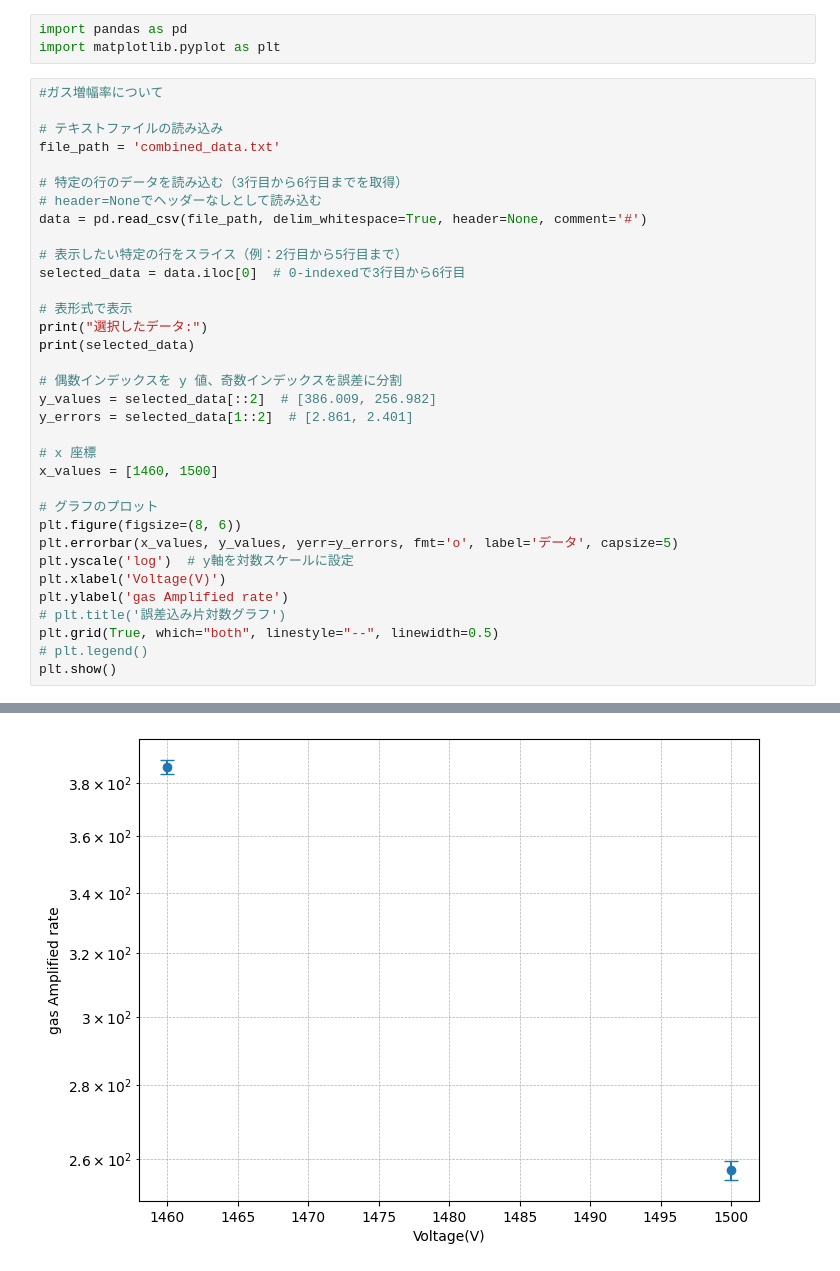
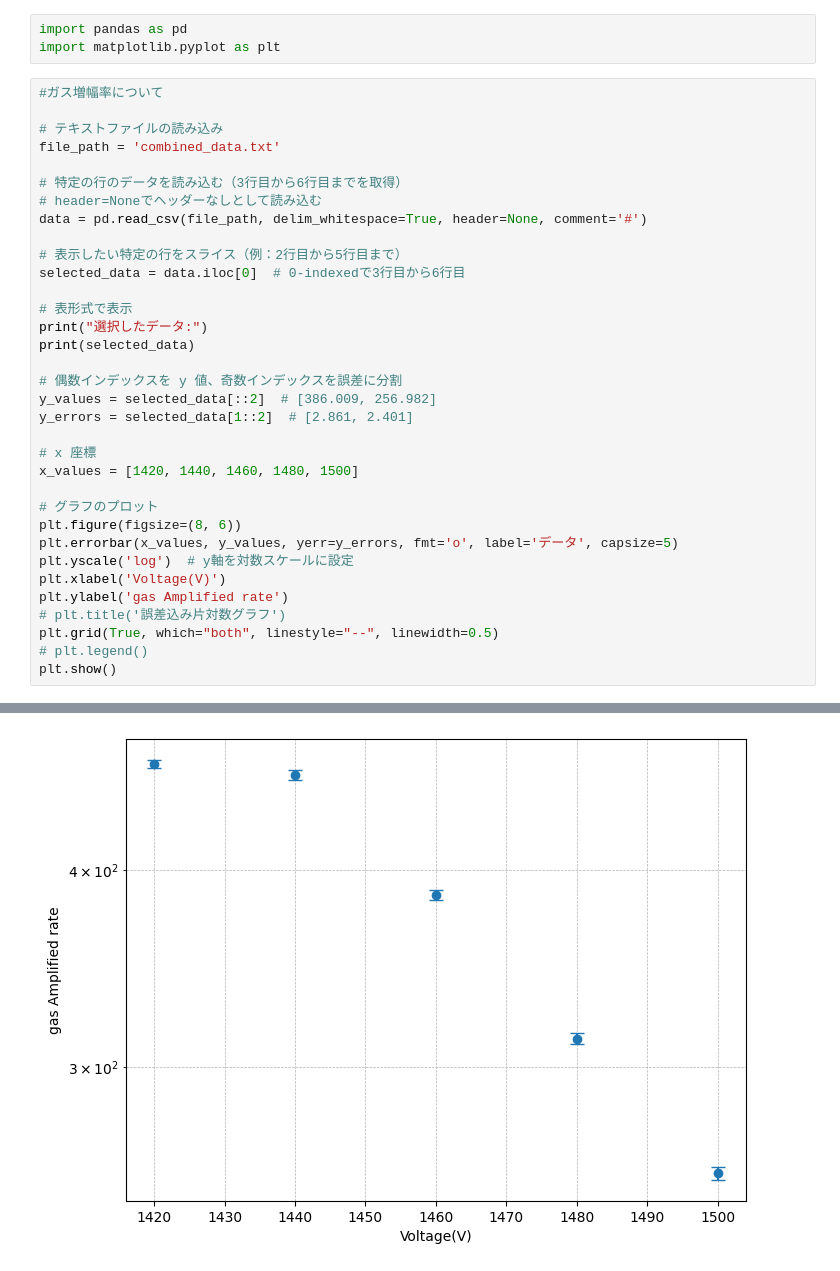
Before and after one commit to cardboard828/Experiment_III, a Jupyter notebook: Wire-chenber/X-Miya/plot.ipynb, the cells around one changed output, grey strips where cells are left out. Cells and saved outputs as stored; diff of their text form.

```diff
--- a/Wire-chenber/X-Miya/plot.ipynb
+++ b/Wire-chenber/X-Miya/plot.ipynb
@@ -23,7 +23,7 @@ y_values = selected_data[::2]  # [386.009, 256.982]
 y_errors = selected_data[1::2]  # [2.861, 2.401]
 
 # x 座標
-x_values = [1460, 1500]
+x_values = [1420, 1440, 1460, 1480, 1500]
 
 # グラフのプロット
 plt.figure(figsize=(8, 6))
@@ -44,2 +50,2 @@ plt.show()
 Name: 0, dtype: float64
-[figure, old version]
+[figure, new version]
```
Also changed, not shown: parts of 2 cells of this notebook, 18 other files.
